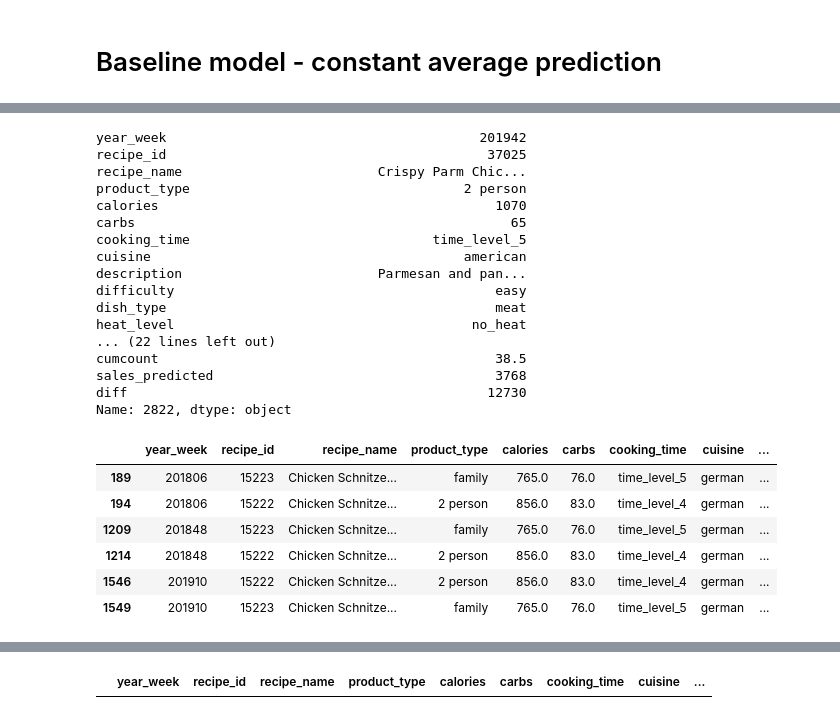
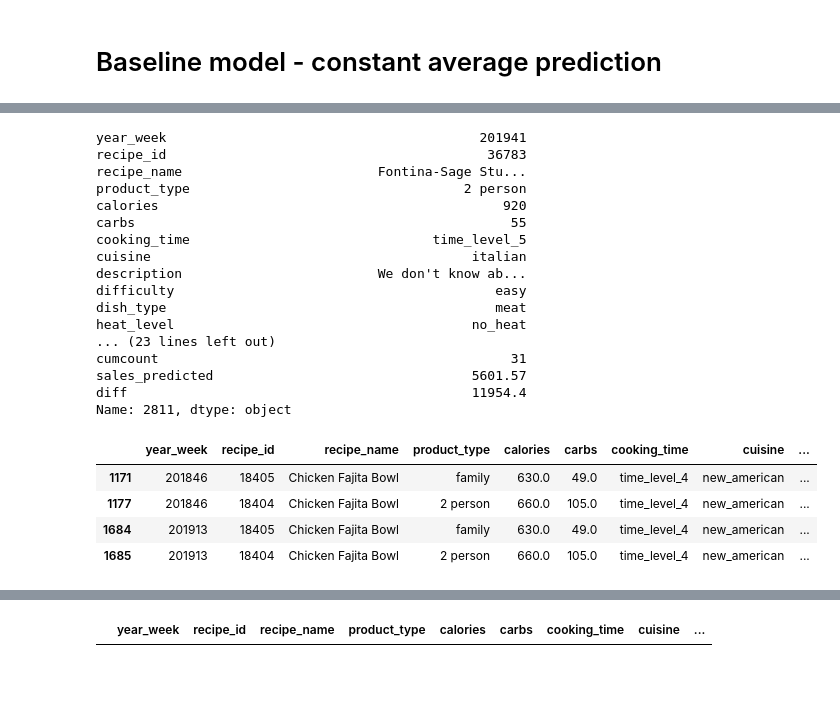
Before and after one commit to itdxer/marleyspoon-task, a Jupyter notebook: notebooks/Train-simple-model-on-independent-entities.ipynb, the cells around one changed output, grey strips where cells are left out. Cells and saved outputs as stored; diff of their text form; code cells hidden in the pictures; blank space fills up the shorter version.

```diff
--- a/notebooks/Train-simple-model-on-independent-entities.ipynb
+++ b/notebooks/Train-simple-model-on-independent-entities.ipynb
@@ -77,6 +53,7 @@ def clean_data(df):
     df["close_to_new_year"] = df.year_week.str.endswith(("01", "02", "52", "51", "50")).astype(int)
     df["n_words"] = df.description.fillna("").str.len()
     df["month"] = df.week_day.dt.month
+    df["week"] = np.cos(df.year_week.str.slice(4, 6).astype(int) / 13 * 2 * np.pi)
     df = df.merge(
         (df
          .groupby("year_week")
@@ -211,14 +135,13 @@ numerical_features = [
 #     "n_words",
 #     "close_to_new_year",
 ]
-# Note: text features didn't help
 text_features = [
     "recipe_name_clean",
     "protein_types",
     "meta_tags",
     "carbs_content",
-    "cuisine",
-#     "dish_types",
+#     "cuisine",
+    "dish_types",
 #     "seasons",',
 #     "cuisine",
 #     "description",
@@ -253,9 +176,8 @@ for text_feature in text_features:
     X_train = sparse.hstack([X_train, X_train_name])
     X_val = sparse.hstack([X_val, X_val_name])
 
-X_train = sparse.hstack([X_train, np.array(vectors_desc_train)])
-X_val = sparse.hstack([X_val, np.array(vectors_desc_val)])
-
+# X_train = sparse.hstack([X_train, np.array(vectors_desc_train)])
+# X_val = sparse.hstack([X_val, np.array(vectors_desc_val)])
 
 print(X_train.shape)
 print(X_val.shape)
@@ -269,7 +191,7 @@ from sklearn.tree import DecisionTreeRegressor
 from sklearn.ensemble import RandomForestRegressor
 from sklearn.svm import SVR
 
-model = RandomForestRegressor(n_estimators=200, min_samples_leaf=10)#, max_features=100)
+# model = RandomForestRegressor(n_estimators=200, min_samples_leaf=10)#, max_features=100)
 # model = DecisionTreeRegressor(min_samples_leaf=100)
 # model = SVR()
 
@@ -277,22 +199,21 @@ model = lightgbm.LGBMRegressor(
     n_estimators=300,
     num_leaves=7,
     max_depth=3,
-    objective="rmse",
+    objective="mse",
     learning_rate=0.02,
-    colsample_bytree=0.5,
+    colsample_bytree=0.6,
     verbosity=-1,
     extra_trees=True,
 #     bagging_freq=10,
 #     path_smooth=0.1,
-#     lambda_l1=3.5,
+#     reg_lambda=1000,
 )
 
 model.fit(
     X_train,
     y_train,
     # Note: sample_weight helps to add more importance to the most recent obsevations
-    sample_weight=((df_train_cleaned.week_day - df_train_cleaned.week_day.min()).dt.days + 1) ** 4,
-#     eval_set=[(X_val, y_val)]
+    sample_weight=((df_train_cleaned.week_day - df_train_cleaned.week_day.min()).dt.days + 1) ** 6,
 )
 y_predicted = np.clip(model.predict(X_val), 0, np.inf)
 rmse(y_val, y_predicted)
@@ -396,33 +294,31 @@ df_validation
 print(df_validation.sort_values("diff").iloc[-5])
 # print(df_validation.sort_values("diff").iloc[[-1, -2, -3]].description)
 # %% [output]
-year_week                                        201942
-recipe_id                                         37025
-recipe_name                         Crispy Parm Chic...
+year_week                                        201941
+recipe_id                                         36783
+recipe_name                         Fontina-Sage Stu...
 product_type                                   2 person
-calories                                           1070
-carbs                                                65
+calories                                            920
+carbs                                                55
 cooking_time                               time_level_5
-cuisine                                        american
-description                         Parmesan and pan...
+cuisine                                         italian
+description                         We don't know ab...
 difficulty                                         easy
 dish_type                                          meat
 heat_level                                      no_heat
-... (22 lines left out)
-cumcount                                           38.5
-sales_predicted                                    3768
-diff                                              12730
-Name: 2822, dtype: object
+... (23 lines left out)
+cumcount                                             31
+sales_predicted                                 5601.57
+diff                                            11954.4
+Name: 2811, dtype: object
 # %%
-df_train[df_train.recipe_name_clean == df_validation.sort_values("diff").iloc[-6].recipe_name_clean]
+df_train[df_train.recipe_name_clean == df_validation.sort_values("diff").iloc[-1].recipe_name_clean]
 # %% [output]
 |  | year_week | recipe_id | recipe_name | product_type | calories | carbs | cooking_time | cuisine | ... |
-| 189 | 201806 | 15223 | Chicken Schnitze... | family | 765.0 | 76.0 | time_level_5 | german | ... |
-| 194 | 201806 | 15222 | Chicken Schnitze... | 2 person | 856.0 | 83.0 | time_level_4 | german | ... |
-| 1209 | 201848 | 15223 | Chicken Schnitze... | family | 765.0 | 76.0 | time_level_5 | german | ... |
-| 1214 | 201848 | 15222 | Chicken Schnitze... | 2 person | 856.0 | 83.0 | time_level_4 | german | ... |
-| 1546 | 201910 | 15222 | Chicken Schnitze... | 2 person | 856.0 | 83.0 | time_level_4 | german | ... |
-| 1549 | 201910 | 15223 | Chicken Schnitze... | family | 765.0 | 76.0 | time_level_5 | german | ... |
+| 1171 | 201846 | 18405 | Chicken Fajita Bowl | family | 630.0 | 49.0 | time_level_4 | new_american | ... |
+| 1177 | 201846 | 18404 | Chicken Fajita Bowl | 2 person | 660.0 | 105.0 | time_level_4 | new_american | ... |
+| 1684 | 201913 | 18405 | Chicken Fajita Bowl | family | 630.0 | 49.0 | time_level_4 | new_american | ... |
+| 1685 | 201913 | 18404 | Chicken Fajita Bowl | 2 person | 660.0 | 105.0 | time_level_4 | new_american | ... |
 # %%
 display(df_validation.sort_values("diff").iloc[[-1, -2, -3, -4, -5, -6, -7, -8]].sort_values("year_week"))
 # print(df_validation.sort_values("diff").iloc[[-1, -2, -3]].description)
```
Also changed, not shown: parts of 36 cells of this notebook, 6 other files.
